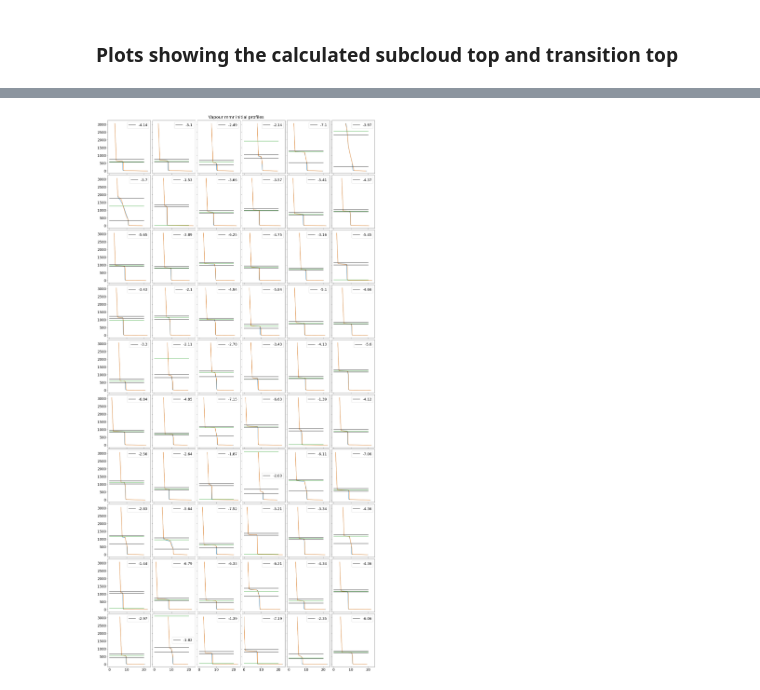
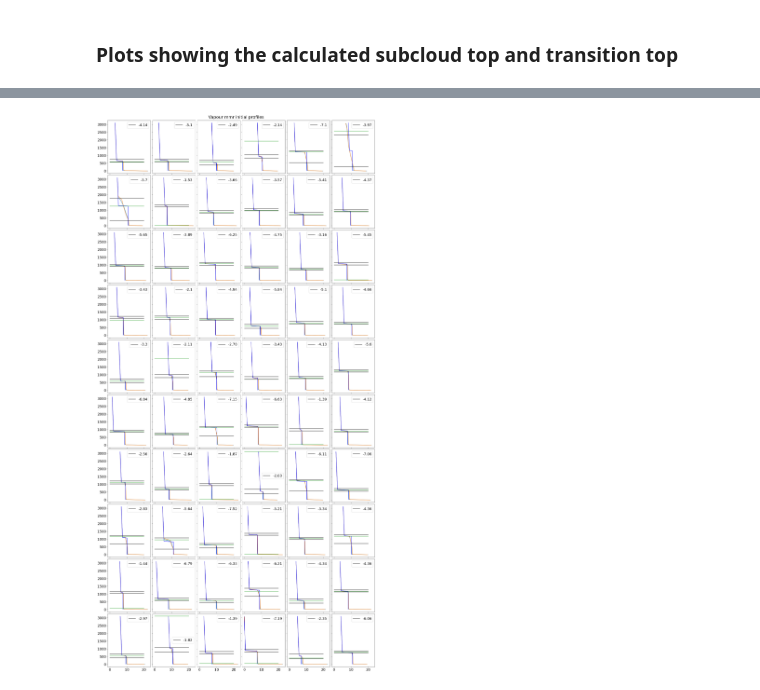
Before and after one commit to eers1/sct_monc, a Jupyter notebook: compare_spinup.ipynb, the cells around one changed output, grey strips where cells are left out. Cells and saved outputs as stored; diff of their text form; code cells hidden in the pictures.

```diff
--- a/compare_spinup.ipynb
+++ b/compare_spinup.ipynb
@@ -87,18 +88,23 @@ for i in range(61):
 
     dt_subcloud_top, dt_blz_ind, diff_dict['dtheta'][1][i] = get_deltheta_thresh(ds, t)
     dqv_subcloud_top, dqv_inv_ind, diff_dict['dqv'][1][i] = get_delqv_thresh(ds, t)
-    diff_dict['bl_z'][1][i] = ds.zn[dt_blz_ind]
-    diff_dict['blqv'][1][i] = ds.vapour_mmr_mean[t,5:dt_blz_ind].mean()*1e3
-    diff_dict['na'][1][i] = get_na(ds, t) #ds.q_accum_sol_number[t,:,:,1:dt_blz_ind].mean().values*1e-6
+    diff_dict['bl_z'][1][i] = ds.zn[dqv_inv_ind]
+    #diff_dict['blqv'][1][i] = ds.vapour_mmr_mean[t,5:dqv_inv_ind].mean()*1e3
+    diff_dict['blqv'][1][i] = ds.vapour_mmr_mean[t,5:].where(ds.z<500).mean()*1e3
+    diff_dict['na'][1][i] = ds.q_accum_sol_number[t,:,:,1:dqv_inv_ind].mean().values*1e-6 # get_na(ds, t) OR ds.q_accum_sol_number[t,:,:,1:dt_blz_ind].mean().values*1e-6
     diff_dict['baut'][1][i] = get_baut(ds)
 
     for j,(key,val) in enumerate(diff_dict.items()):
-        ax[j].scatter(design[i][j], val[1][i])
+        p=ax[j].scatter(design[i][j], val[1][i])
         ax[j].plot(val[0], val[0], c='black')
         ax[j].set_title(key)
 
     ds.close()
 
+for j,(key,val) in enumerate(diff_dict.items()):
+    rmse = (np.mean(design[:,j] - val[1][:])**2)**0.5
+    ax[j].legend([p],[f"rmse: {rmse:0.3}"])
+
 ax[0].set_ylabel("After spin up")
 fig.text(0.5,0.01,"LH Design")
 # %% [output]
@@ -120,6 +126,19 @@ m2 = max(da)
 
 q1 = min(da_q)
 q2 = min(da_q)
+# %%
+heights=[]
+qv_prof=[]
+th_prof=[]
+with open('master_ppe_input_csvs/string_master_array.csv') as csv_file:
+    csv_reader = csv.reader(csv_file, delimiter='|')
+    line_count=0
+    for row in csv_reader:
+        if line_count!=0:
+            heights.append([float(i) for i in row[1].split(',')])
+            th_prof.append([float(i) for i in row[2].split(',')])
+            qv_prof.append([float(i)*1e3 for i in row[3].split(',')][:len(heights[line_count-1])])
+        line_count+=1
 # %%
 fig, ax = plt.subplots(nrows=10,ncols=6, figsize=(20,40), sharex=True, sharey=True, constrained_layout=True)
 
@@ -137,6 +156,7 @@ for a,b in zip(axes,range(1,61)):
     da=ds.theta_mean[1, 5:]
     ds.theta_mean[0].plot(y='zn', ax=a)
     ds.theta_mean[1].plot(y='zn', ax=a)
+    a.plot(th_prof[b-1], heights[b-1], c='blue')
     a.plot((min(ds.theta_mean[ind]), max(ds.theta_mean[ind])), (bl_z, bl_z))
 
     subcloud_top, inv_ind, diff = get_deltheta_thresh(ds, 1)
@@ -150,5 +170,5 @@ for a,b in zip(axes,range(1,61)):
 #fig.text(0.5,0.01,"Potential temperature (K)", ha='center', va='center')
 #fig.text(0.01,0.5,"Height (m)", ha='center', va='center', rotation=90)
 fig.suptitle("Potential temp initial profiles")
-fig.savefig("pot_temp_profiles_inv_split.png")
+fig.savefig("pot_temp_profiles_inv_split_winitial.png")
 # %% [output]
@@ -165,32 +185,33 @@ ind = 0
 for a,b in zip(axes,range(1,61)):
     ds = xr.open_dataset(f'/gws/nopw/j04/carisma/eers/sct/em/em{b}/sct_em{b}_merged.nc')
     bl_z = get_blz(b, ind)
     blz_ind = np.argmin(np.abs(ds.z.values - bl_z))
 
     da_q = ds.vapour_mmr_mean[1,5:-2]*1e3
     zeroth=ds.vapour_mmr_mean[0]*1e3
     zeroth.plot(y='zn', ax=a)
     first=ds.vapour_mmr_mean[1]*1e3
     first.plot(y='zn', ax=a)
+    a.plot(qv_prof[b-1], heights[b-1],c='blue')
     a.plot((0,20), (bl_z, bl_z))
 
     subcloud_top, min_grad, diff = get_delqv_thresh(ds, 1)
 
     if min_grad < 240:
         inv_ind = min_grad+20
     else:
         inv_ind = min_grad
 
     a.plot((0,20), (ds.zn[subcloud_top], ds.zn[subcloud_top]), c='black')
     a.plot((0,20), (ds.zn[inv_ind], ds.zn[inv_ind]),c='black', label=f'{diff:0.3}')
     a.set_title('')
     a.set_xlabel('')
     a.set_ylabel('')
     a.legend()
 
 #fig.text(0.5,0.01,"Vapour mmr (g/kg)", ha='center', va='center')
 #fig.text(0.01,0.5,"Height (m)", ha='center', va='center', rotation=90)
 fig.suptitle("Vapour mmr initial profiles")
-fig.savefig("vap_mmr_profiles_inv_split.png")
+fig.savefig("vap_mmr_profiles_inv_split_winitial.png")
 # %% [output]
-[figure, old version]
+[figure, new version]
```
Also changed, not shown: parts of 4 cells of this notebook.
